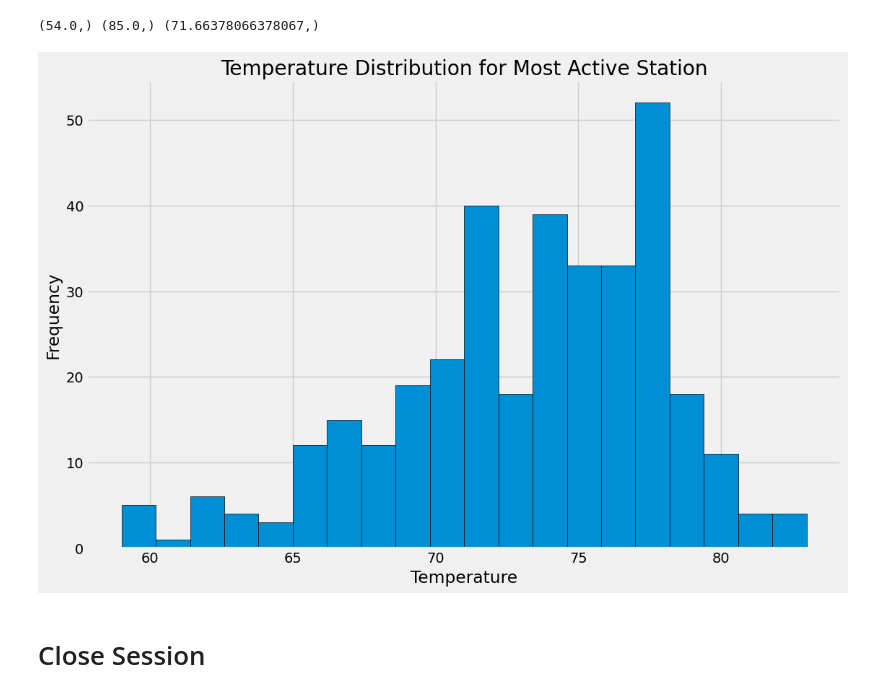
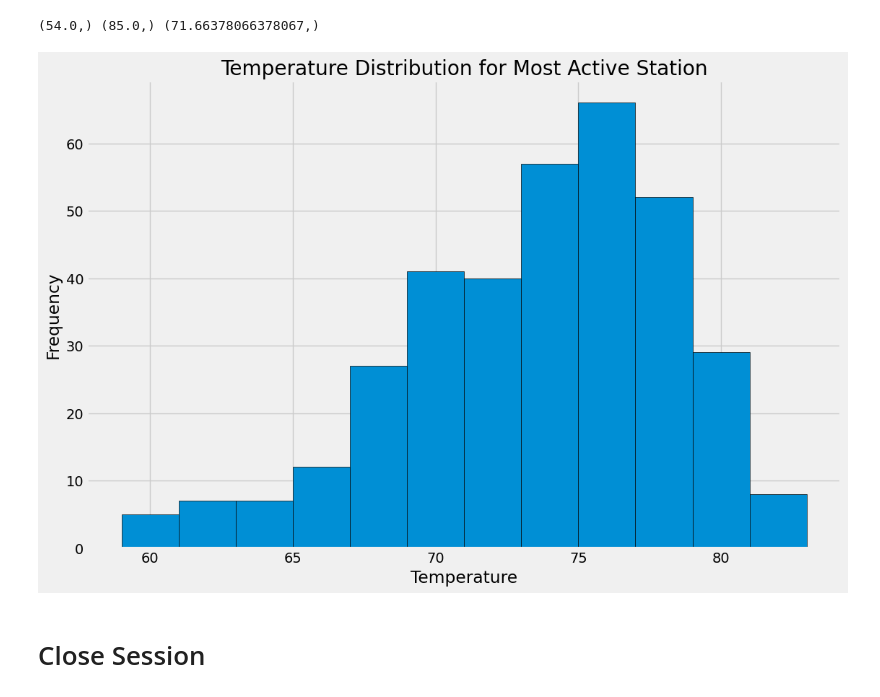
Before and after one commit to lotzamotza/sqlalchemy-challenge, a Jupyter notebook: climate_starter.ipynb, the cells around one changed output. Saved outputs shown, nothing was run; the diff lists cells and outputs as text; code cells hidden in the pictures.

```diff
--- a/climate_starter.ipynb
+++ b/climate_starter.ipynb
@@ -127,17 +127,17 @@ print(lowest_temp, highest_temp, average_temp)
 # %%
 # Using the most active station id
 # Query the last 12 months of temperature observation data for this station and plot the results as a histogram
 most_active_station_data = session.query(Measurement.tobs, func.count(Measurement.id)).filter(Measurement.station==most_active_station).group_by(Measurement.tobs).filter(Measurement.date >= one_year_from_last).all()
 station_plot = pd.DataFrame(most_active_station_data, columns=['Tempurature', 'Frequency'])
 
 plt.figure(figsize=(12, 8))
-plt.hist(station_plot['Tempurature'], weights=station_plot['Frequency'], bins=20, edgecolor='black')
+plt.hist(station_plot['Tempurature'], weights=station_plot['Frequency'], bins=12, edgecolor='black')
 plt.title('Temperature Distribution for Most Active Station')
 plt.xlabel('Temperature')
 plt.ylabel('Frequency')
 plt.show()
 # %% [output]
-[figure, old version]
+[figure, new version]
 # %% [markdown]
 # Close Session
 # %%
```
Also changed, not shown: parts of 1 cell of this notebook.
